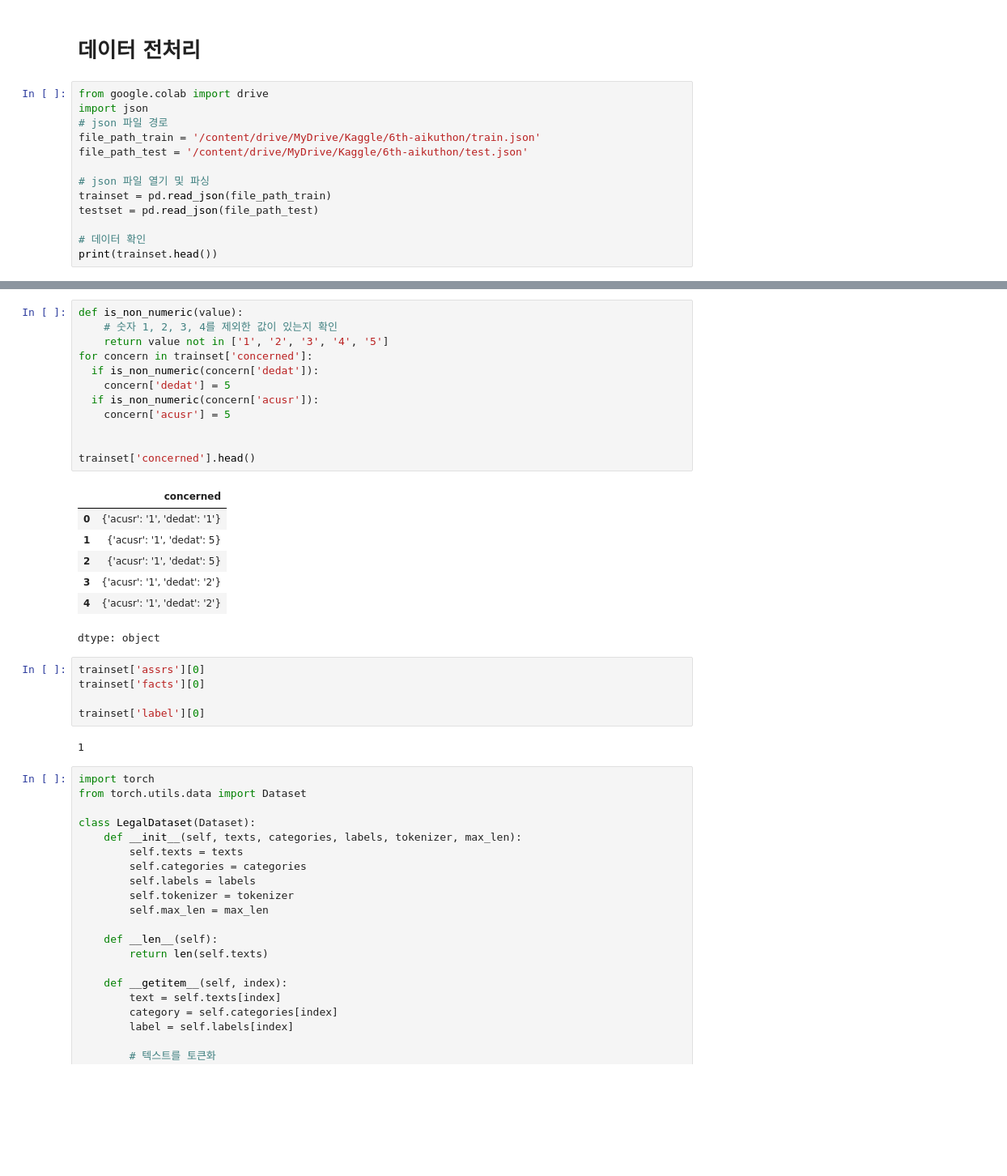
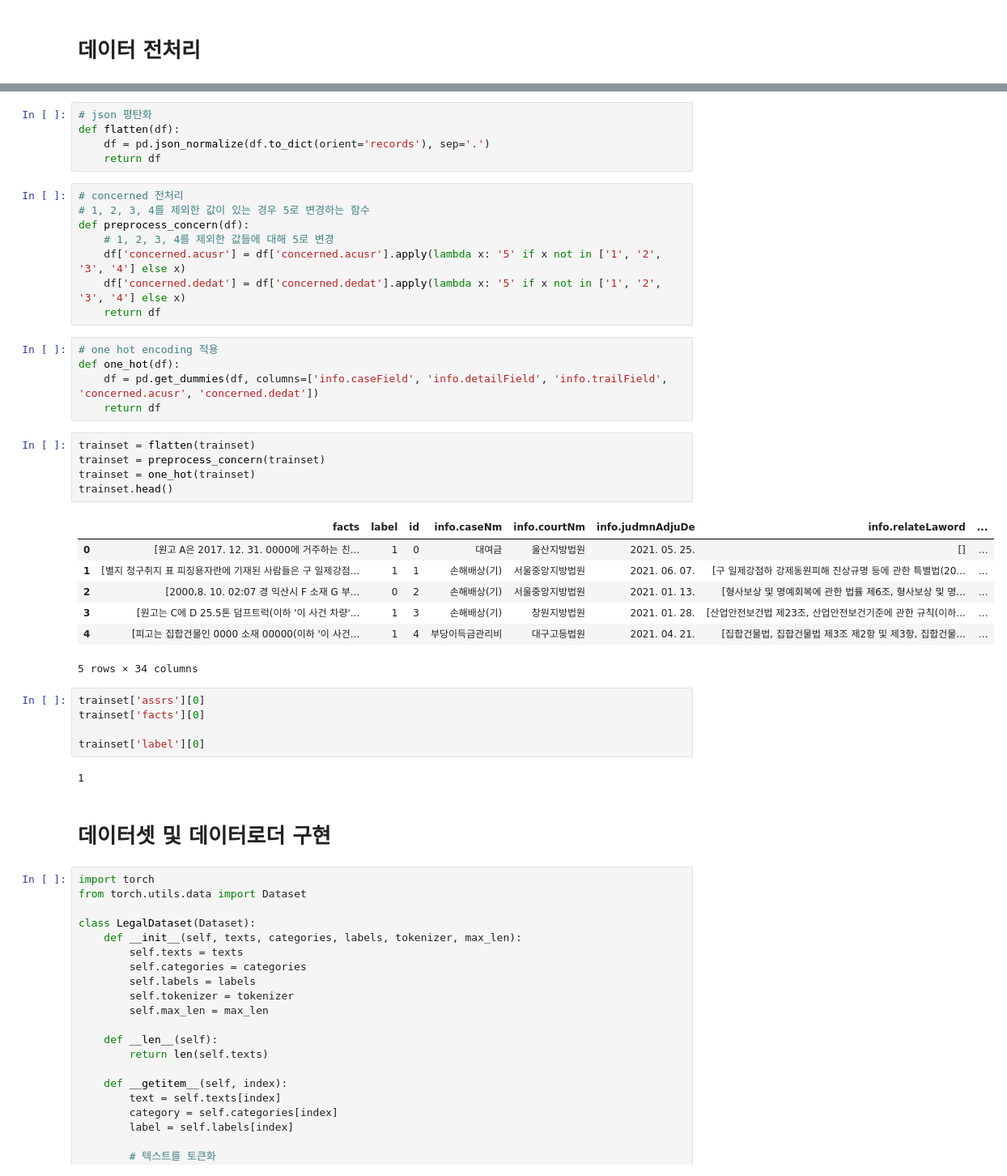
Before and after one commit to Donghyun1228/AIKUthon, a Jupyter notebook: aikuthon.ipynb, the cells around one changed output, grey strips where cells are left out. Shown at 81% size. Saved outputs shown, nothing was run; the diff lists cells and outputs as text; blank space fills up the shorter version.

```diff
--- a/aikuthon.ipynb
+++ b/aikuthon.ipynb
@@ -77,15 +43,2 @@ trainset[0]
 # %% [markdown]
 # 데이터 전처리
-# %%
-from google.colab import drive
-import json
-# json 파일 경로
-file_path_train = '/content/drive/MyDrive/Kaggle/6th-aikuthon/train.json'
-file_path_test = '/content/drive/MyDrive/Kaggle/6th-aikuthon/test.json'
-
-# json 파일 열기 및 파싱
-trainset = pd.read_json(file_path_train)
-testset = pd.read_json(file_path_test)
-
-# 데이터 확인
-print(trainset.head())
@@ -110,23 +45,34 @@ print(trainset.head())
-# %%
-def is_non_numeric(value):
-    # 숫자 1, 2, 3, 4를 제외한 값이 있는지 확인
-    return value not in ['1', '2', '3', '4', '5']
-for concern in trainset['concerned']:
-  if is_non_numeric(concern['dedat']):
-    concern['dedat'] = 5
-  if is_non_numeric(concern['acusr']):
-    concern['acusr'] = 5
-
-
-trainset['concerned'].head()
-# %% [output]
-|  | concerned |
-| 0 | {'acusr': '1', 'dedat': '1'} |
-| 1 | {'acusr': '1', 'dedat': 5} |
-| 2 | {'acusr': '1', 'dedat': 5} |
-| 3 | {'acusr': '1', 'dedat': '2'} |
-| 4 | {'acusr': '1', 'dedat': '2'} |
-dtype: object
+# %%
+# json 평탄화
+def flatten(df):
+    df = pd.json_normalize(df.to_dict(orient='records'), sep='.')
+    return df
+# %%
+# concerned 전처리
+# 1, 2, 3, 4를 제외한 값이 있는 경우 5로 변경하는 함수
+def preprocess_concern(df):
+    # 1, 2, 3, 4를 제외한 값들에 대해 5로 변경
+    df['concerned.acusr'] = df['concerned.acusr'].apply(lambda x: '5' if x not in ['1', '2', '3', '4'] else x)
+    df['concerned.dedat'] = df['concerned.dedat'].apply(lambda x: '5' if x not in ['1', '2', '3', '4'] else x)
+    return df
+# %%
+# one hot encoding 적용
+def one_hot(df):
+    df = pd.get_dummies(df, columns=['info.caseField', 'info.detailField', 'info.trailField', 'concerned.acusr', 'concerned.dedat'])
+    return df
+# %%
+trainset = flatten(trainset)
+trainset = preprocess_concern(trainset)
+trainset = one_hot(trainset)
+trainset.head()
+# %% [output]
+|  | facts | label | id | info.caseNm | info.courtNm | info.judmnAdjuDe | info.relateLaword | ... |
+| 0 | [원고 A은 2017. 12. 31. 0000에 거주하는 친... | 1 | 0 | 대여금 | 울산지방법원 | 2021. 05. 25. | [] | ... |
+| 1 | [별지 청구취지 표 피징용자란에 기재된 사람들은 구 일제강점... | 1 | 1 | 손해배상(기) | 서울중앙지방법원 | 2021. 06. 07. | [구 일제강점하 강제동원피해 진상규명 등에 관한 특별법(20... | ... |
+| 2 | [2000,8. 10. 02:07 경 익산시 F 소재 G 부... | 0 | 2 | 손해배상(기) | 서울중앙지방법원 | 2021. 01. 13. | [형사보상 및 명예회복에 관한 법률 제6조, 형사보상 및 명... | ... |
+| 3 | [원고는 C에 D 25.5톤 덤프트럭(이하 '이 사건 차량'... | 1 | 3 | 손해배상(기) | 창원지방법원 | 2021. 01. 28. | [산업안전보건법 제23조, 산업안전보건기준에 관한 규칙(이하... | ... |
+| 4 | [피고는 집합건물인 0000 소재 00000(이하 '이 사건... | 1 | 4 | 부당이득금관리비 | 대구고등법원 | 2021. 04. 21. | [집합건물법, 집합건물법 제3조 제2항 및 제3항, 집합건물... | ... |
+5 rows × 34 columns
 # %%
 trainset['assrs'][0]
 trainset['facts'][0]
@@ -134,6 +80,8 @@ trainset['facts'][0]
 trainset['label'][0]
 # %% [output]
 1
+# %% [markdown]
+# 데이터셋 및 데이터로더 구현
 # %%
 import torch
 from torch.utils.data import Dataset
```
Also changed, not shown: parts of 6 cells of this notebook.
